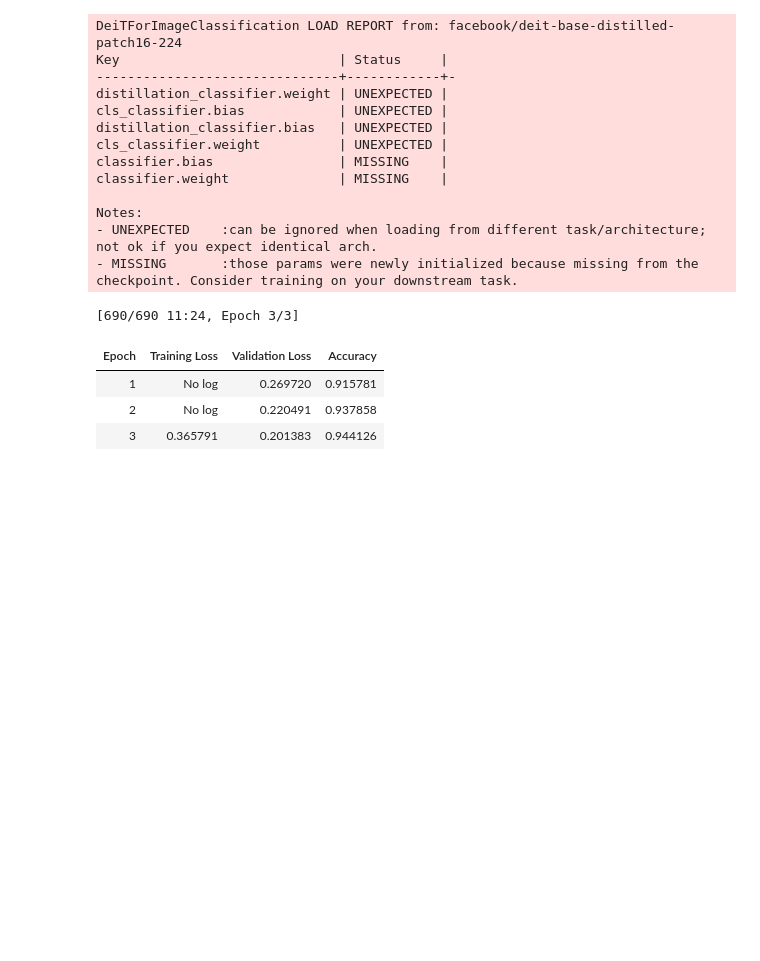
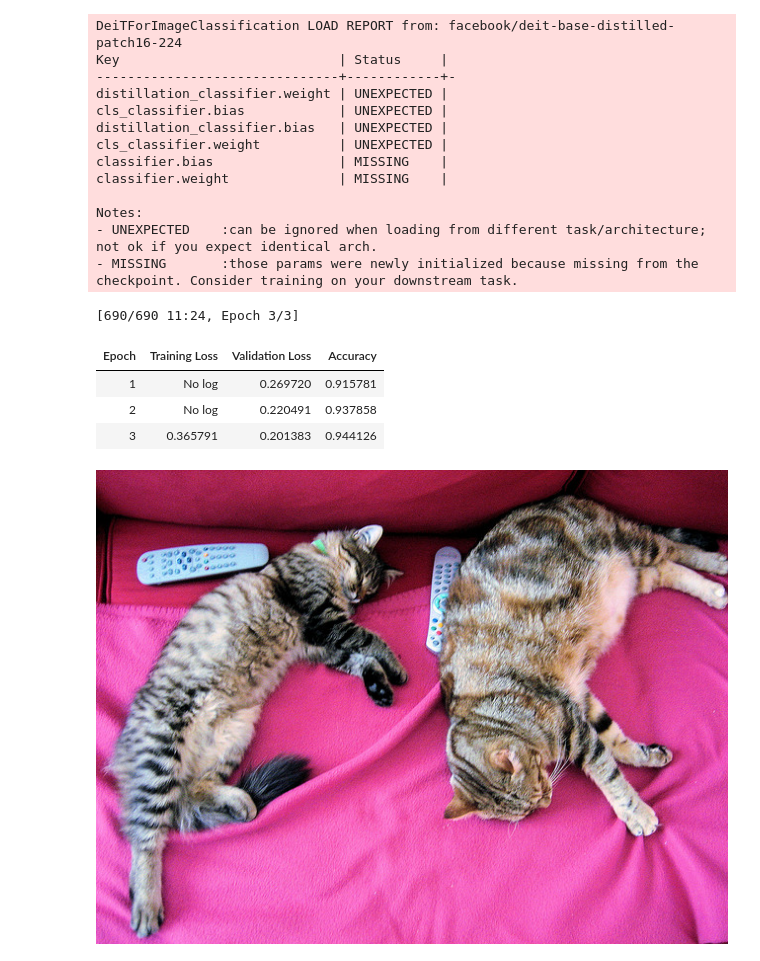
Before and after one commit to proutkarsh3104/Machine-learning-book, a Jupyter notebook: Pytorch AI/chapter_16_Vision_Transformers.ipynb, the cells around one changed output. Cells and saved outputs as stored; diff of their text form; code cells hidden in the pictures; blank space fills up the shorter version.

```diff
--- a/Pytorch AI/chapter_16_Vision_Transformers.ipynb
+++ b/Pytorch AI/chapter_16_Vision_Transformers.ipynb
@@ -215,3 +215,12 @@ train_output = trainer.train()
 | 1 | No log | 0.269720 | 0.915781 |
 | 2 | No log | 0.220491 | 0.937858 |
 | 3 | 0.365791 | 0.201383 | 0.944126 |
+# %%
+from PIL import Image
+import urllib.request
+
+image_url = 'http://images.cocodataset.org/val2017/000000039769.jpg'
+image = Image.open(urllib.request.urlopen(image_url))
+image
+# %% [output]
+[figure, added]
```
Also changed, not shown: parts of 4 cells of this notebook.
